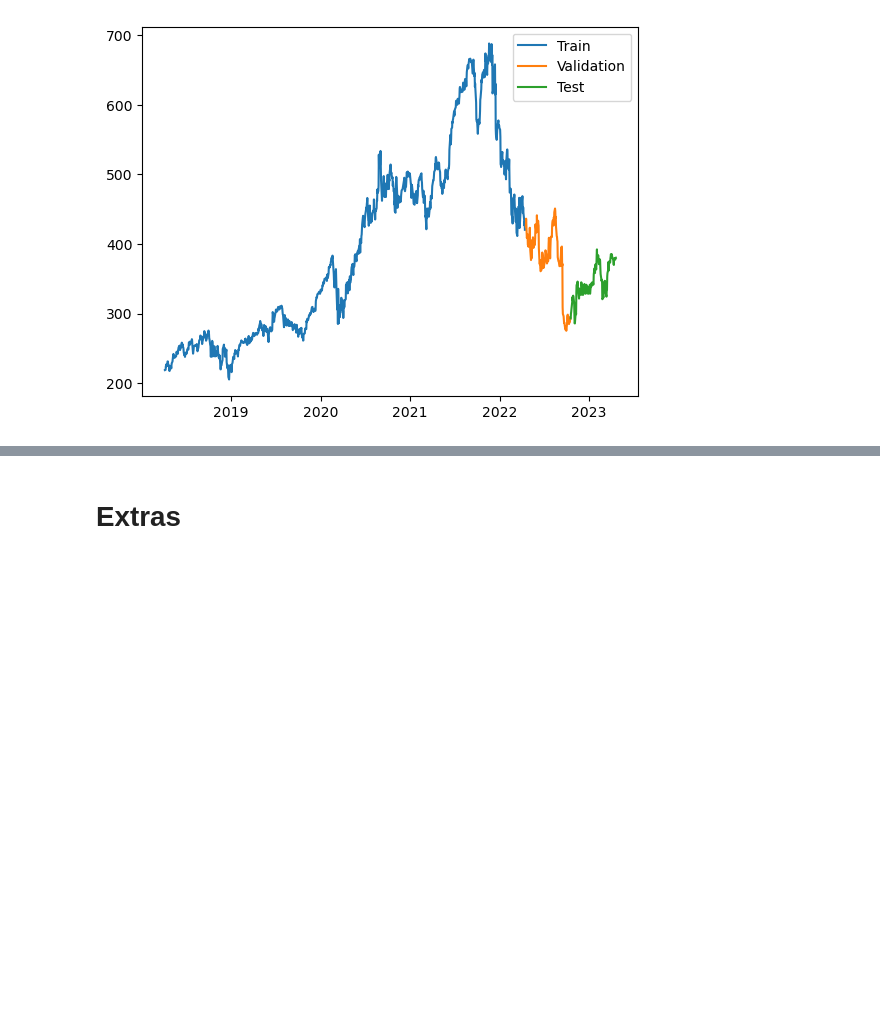
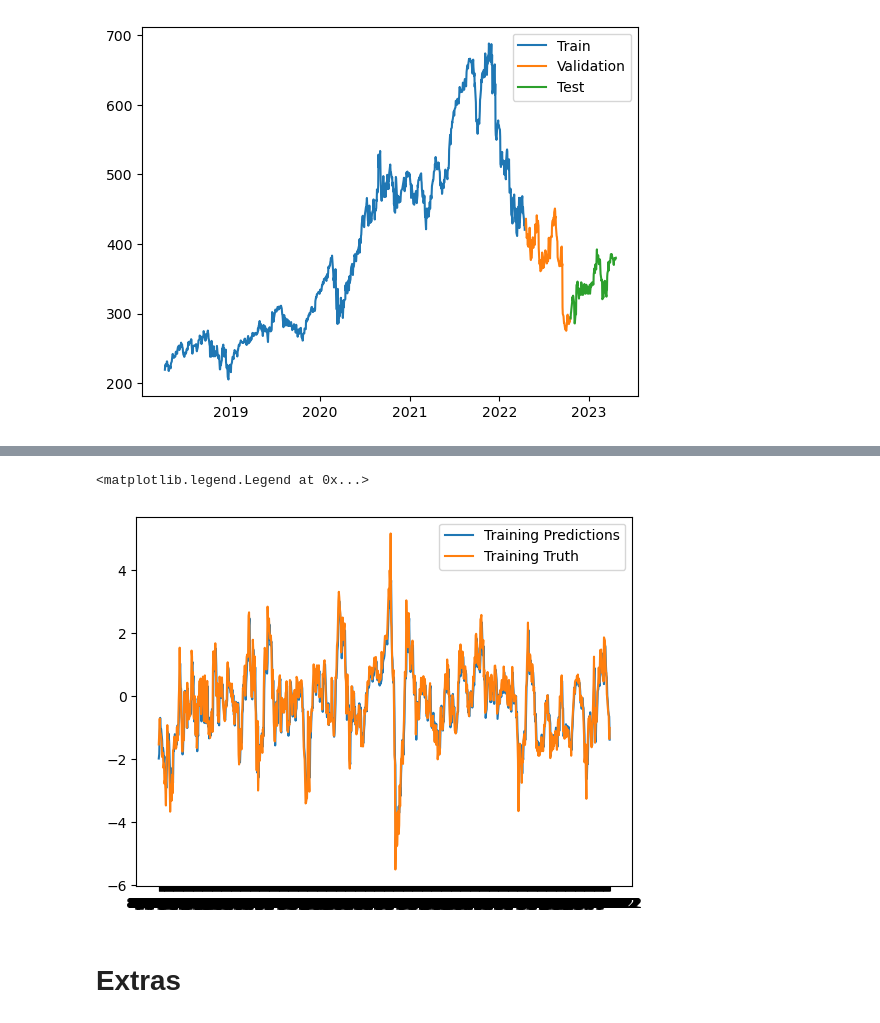
Before and after one commit to adi-suresh01/Pairs_Trading_Strategy_1, a Jupyter notebook: pairs.ipynb, the cells around one changed output, grey strips where cells are left out. Saved outputs shown, nothing was run; the diff lists cells and outputs as text; code cells hidden in the pictures; blank space fills up the shorter version.

```diff
--- a/pairs.ipynb
+++ b/pairs.ipynb
@@ -722,0 +800,3 @@ plt.legend(['Validation Predictions', 'Validation Truth'])
+# %%
+windowed_df_spread = move_to_end(windowed_df_spread)
+windowed_df_spread
@@ -722,0 +817,4 @@ plt.legend(['Validation Predictions', 'Validation Truth'])
+# %%
+dates, X, y = windowed_df_to_date_X_y(windowed_df_spread)
+
+dates.shape, X.shape, y.shape
@@ -722,0 +823,21 @@ plt.legend(['Validation Predictions', 'Validation Truth'])
+# %%
+# Splitting the data into training, validation and testing sets using 80% for training, 10% for validation, and 10% for testing
+split_train = int(len(dates) * .8)
+split_val = int(len(dates) * .9)
+
+dates_train, X_train, y_train = dates[:split_train], X[:split_train], y[:split_train]
+
+dates_val, X_val, y_val = dates[split_train:split_val], X[split_train:split_val], y[split_train:split_val]
+dates_test, X_test, y_test = dates[split_val:], X[split_val:], y[split_val:]
+# %%
+model_spread = Sequential([layers.Input((5, 1)),
+                    layers.LSTM(64),
+                    layers.Dense(32, activation='relu'),
+                    layers.Dense(32, activation='relu'),
+                    layers.Dense(1)])
+
+model_spread.compile(loss='mse',
+              optimizer=Adam(learning_rate=0.001),
+              metrics=['mean_absolute_error'])
+
+model_spread.fit(X_train, y_train, validation_data=(X_val, y_val), epochs=100)
@@ -722,0 +863,7 @@ plt.legend(['Validation Predictions', 'Validation Truth'])
+# %%
+train_pred = model_spread.predict(X_train).flatten()
+
+plt.plot(dates_train, train_pred)
+plt.plot(dates_train, y_train)
+plt.legend(['Training Predictions', 'Training Truth'])
+# %% [output]
@@ -723,3 +871,5 @@ plt.legend(['Validation Predictions', 'Validation Truth'])
+<matplotlib.legend.Legend at 0x...>
+[figure, added]
 # %% [markdown]
 # Extras
 # %%
```
Also changed, not shown: parts of 19 cells of this notebook.
